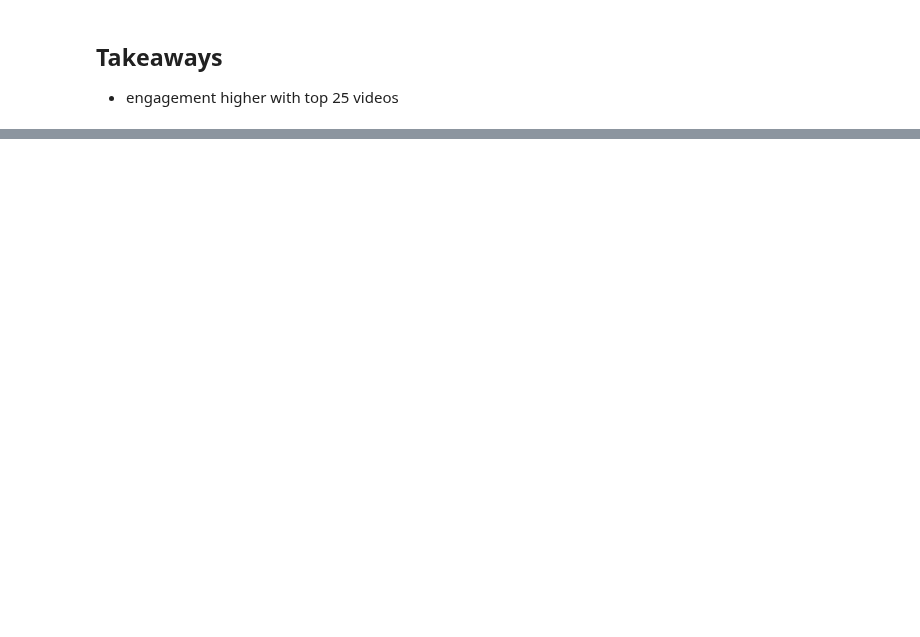
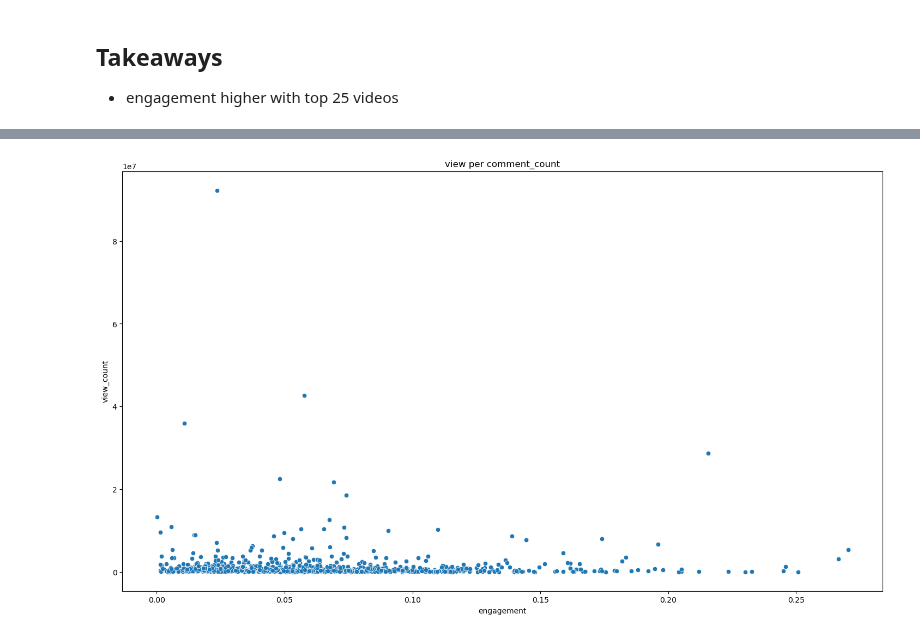
Before and after one commit to Youtube-Data-Analysis/top_200, a Jupyter notebook: shorter_explore.ipynb, the cells around one changed output, grey strips where cells are left out. Cells and saved outputs as stored; diff of their text form; code cells hidden in the pictures; blank space fills up the shorter version.

```diff
--- a/shorter_explore.ipynb
+++ b/shorter_explore.ipynb
@@ -429,3 +591,5 @@ df[df.top_25 != 1].engagement.plot.box()
 # %% [markdown]
 ## Takeaways
 * engagement higher with top 25 videos
+# %%
+df.engagement = df.engagement.astype(float)
@@ -431,0 +611,8 @@ df[df.top_25 != 1].engagement.plot.box()
+# %%
+#the amount of comments effect the amoutn. of views
+plt.figure(figsize=(18,10))
+sns.scatterplot(data=df,x='engagement',y='view_count')
+plt.title('view per comment_count')
+plt.show()
+# %% [output]
+[figure, added]
```
Also changed, not shown: parts of 46 cells of this notebook, 1 other file.
